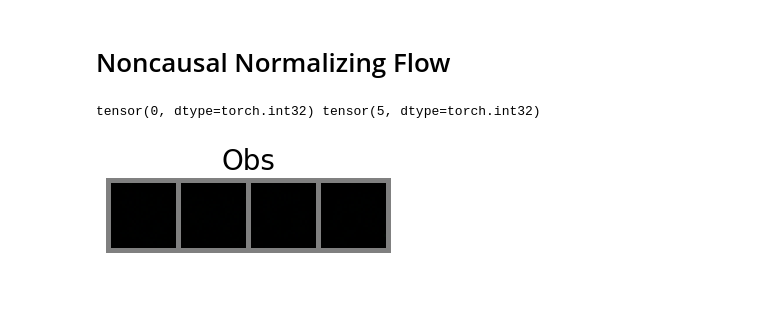
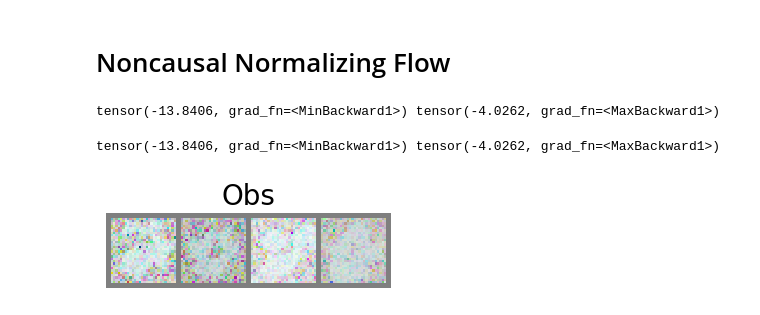
Before and after one commit to tree1111/CDRL, a Jupyter notebook: notebooks/Inspect Trained Models.ipynb, the cells around one changed output. Cells and saved outputs as stored; diff of their text form; code cells hidden in the pictures.

```diff
--- a/notebooks/Inspect Trained Models.ipynb
+++ b/notebooks/Inspect Trained Models.ipynb
@@ -466,23 +466,30 @@ model = ImageFlow.load_from_checkpoint(checkpoint_fname)
 num_samples = 4
 img_shape = (num_samples, 3, 28, 28)
 z = model.prior.sample(num_samples=num_samples)
-noise = torch.randn(num_samples, 28*28*3)
+noise = torch.randn(num_samples, 28*28*3) * 256
 # Transform z to x by inverting the flows
 ldj = torch.zeros(img_shape[0])
-for flow in reversed(model.flows):
+for idx, flow in enumerate(reversed(model.flows)):
+    # print(idx, flow)
+
     z, ldj = flow(z, ldj, reverse=True)
+    if idx == len(model.flows) - 2:
+        break
 
+print(z.min(), z.max())
 obs_imgs = z
+# %% [output]
+tensor(-13.8406, grad_fn=<MinBackward1>) tensor(-4.0262, grad_fn=<MaxBackward1>)
 # %%
 new_obs_imgs = torch.zeros_like(obs_imgs)
 for idx, image in enumerate(obs_imgs):
     new_image = (image - image.min()) / (image.max() - image.min())
     new_obs_imgs[idx, ...] = new_image
 
 print(image.min(), image.max())
 
-show_imgs(obs_imgs, title='Obs')
+show_imgs(new_obs_imgs, title='Obs')
 # %% [output]
-tensor(0, dtype=torch.int32) tensor(5, dtype=torch.int32)
+tensor(-13.8406, grad_fn=<MinBackward1>) tensor(-4.0262, grad_fn=<MaxBackward1>)
-[figure, old version]
+[figure, new version]
 # %%
```
Also changed, not shown: parts of 3 cells of this notebook, 3 other files.
